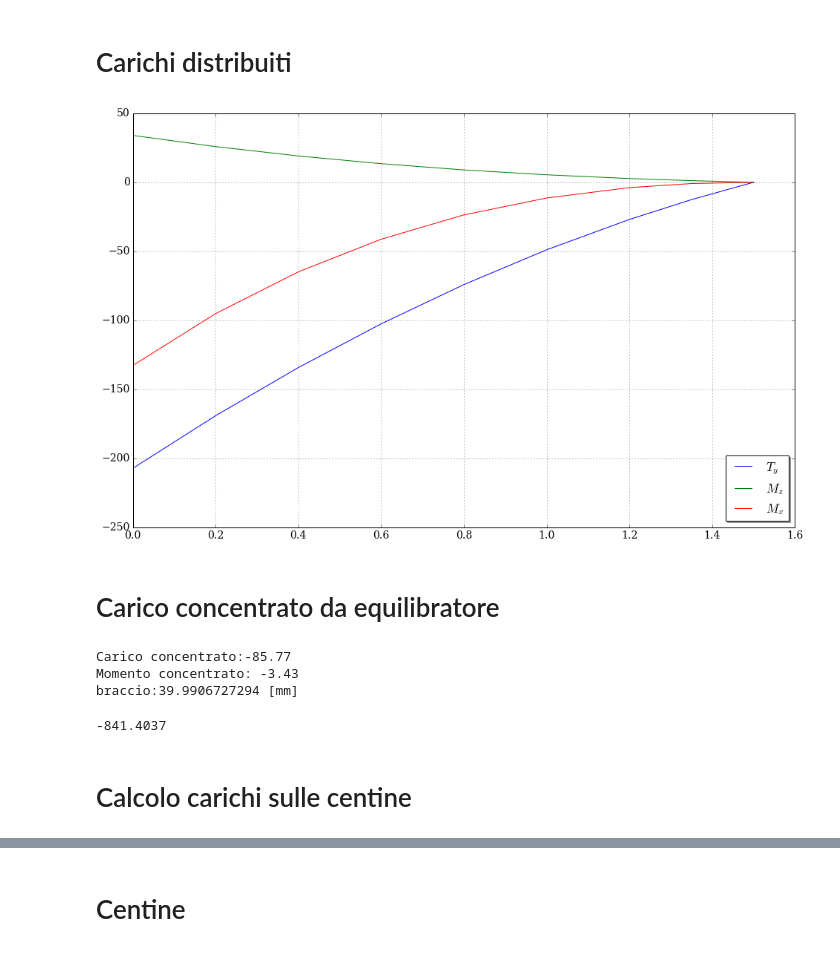
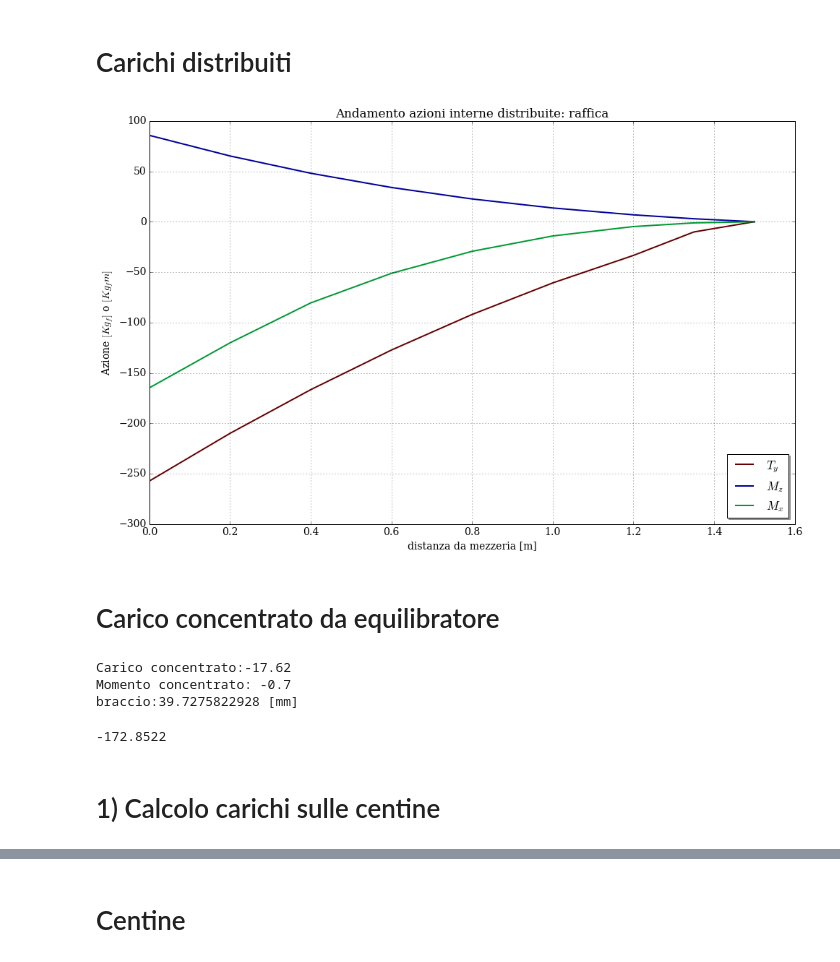
Before and after one commit to Ccaccia73/SF206_stab_analysis, a Jupyter notebook: 04_carichi/actions.ipynb, the cells around one changed output, grey strips where cells are left out. Drawn from its saved outputs; the diff is of its cells as text; code cells hidden in the pictures.

```diff
--- a/04_carichi/actions.ipynb
+++ b/04_carichi/actions.ipynb
@@ -10,7 +12,16 @@ rcParams['font.size'] = 14
+# %%
+select_manovra = False
 # %%
 x_tot = np.array([0.0, 0.2, 0.4, 0.6, 0.8, 1.0, 1.199,1.201, 1.35, 1.5])
-Ty_tot = np.array([-293.04, -254.92, -220.02, -188.35, -159.91, -134.7, -112.71, -26.94, -12.56, 0.0])
-Mx_tot = np.array([-235.69, -180.95, -133.52, -92.73, -57.95, -28.55, -3.86, -3.86, -0.92, 0.0])
-Mz_tot = np.array([30.53, 22.43, 15.64, 10.04, 5.53, 1.98, -0.72, 2.71, 1.18, 0])
+if select_manovra:
+    Ty_tot = np.array([-293.04, -254.92, -220.02, -188.35, -159.91, -134.7, -112.71, -26.94, -12.56, 0.0])
+    Mx_tot = np.array([-235.69, -180.95, -133.52, -92.73, -57.95, -28.55, -3.86, -3.86, -0.92, 0.0])
+    Mz_tot = np.array([30.53, 22.43, 15.64, 10.04, 5.53, 1.98, -0.72, 2.71, 1.18, 0])
+    tipo = 'manovra'
+else:
+    Ty_tot = np.array([-274.86, -227.55, -184.24, -144.94, -109.64, -78.34, -51.05, -33.43, -10.14, 0.0])
+    Mx_tot = np.array([-185.92, -137.75, -94.63, -61.78, -36.39, -17.66, -4.79, -4.79, -1.14, 0.0])
+    Mz_tot = np.array([84.99, 64.54, 47.4, 33.29, 21.9, 12.95, 6.14, 6.84, 2.97, 0])
+    tipo = 'raffica'
 # %%
 plt.figure(figsize=(16,10), dpi=300)
@@ -46,13 +61,17 @@ Mz[:7] = Mz_tot[:7]-Mload
 # Carichi distribuiti
 # %%
 plt.figure(figsize=(16,10), dpi=300)
-plt.plot(x,Ty,label=r'$T_y$')
-plt.plot(x,Mz,label=r'$M_z$')
-plt.plot(x,Mx,label=r'$M_x$')
+plt.plot(x,Ty,lw=2.0,color=(0.4,0,0),label=r'$T_y$')
+plt.plot(x,Mz,lw=2.0,color=(0.0,0,0.6),label=r'$M_z$')
+plt.plot(x,Mx,lw=2.0,color=(0.0,0.6,0.2),label=r'$M_x$')
 plt.legend(loc='lower right', shadow=True);
+plt.title('Andamento azioni interne distribuite: '+tipo)
+plt.xlabel('distanza da mezzeria [m]')
+plt.ylabel(r'Azione $[Kg_f]$ o $[Kg_f m]$')
+plt.savefig('azioni_distribuite_'+tipo+'jpg')
 plt.grid();
 # %% [output]
-[figure, old version]
+[figure, new version]
 # %% [markdown]
 # Carico concentrato da equilibratore
 # %%
@@ -60,16 +79,16 @@ print "Carico concentrato:" + str(Cload)
 print "Momento concentrato: "+str(Mload)
 print "braccio:" +str(Mload/Cload*1000) + " [mm]"
 # %% [output]
-Carico concentrato:-85.77
-Momento concentrato: -3.43
-braccio:39.9906727294 [mm]
+Carico concentrato:-17.62
+Momento concentrato: -0.7
+braccio:39.7275822928 [mm]
 # %%
 Cload_N = Cload*9.81
 print Cload_N
 # %% [output]
--841.4037
+-172.8522
 # %% [markdown]
-# Calcolo carichi sulle centine
+# 1) Calcolo carichi sulle centine
 # %%
 x1 = 1.5 - x
 fTy = interp.interp1d(x,Ty,kind='quadratic')
```
Also changed, not shown: parts of 21 cells of this notebook, 6 other files.
